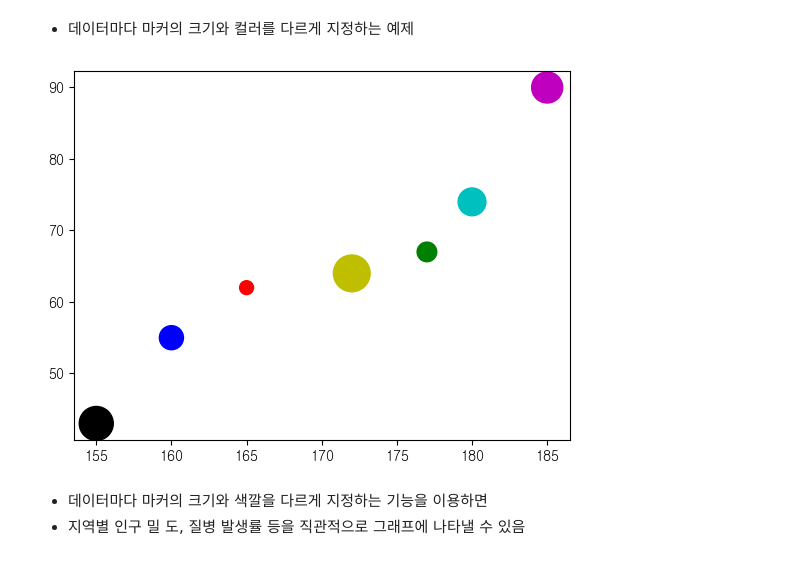
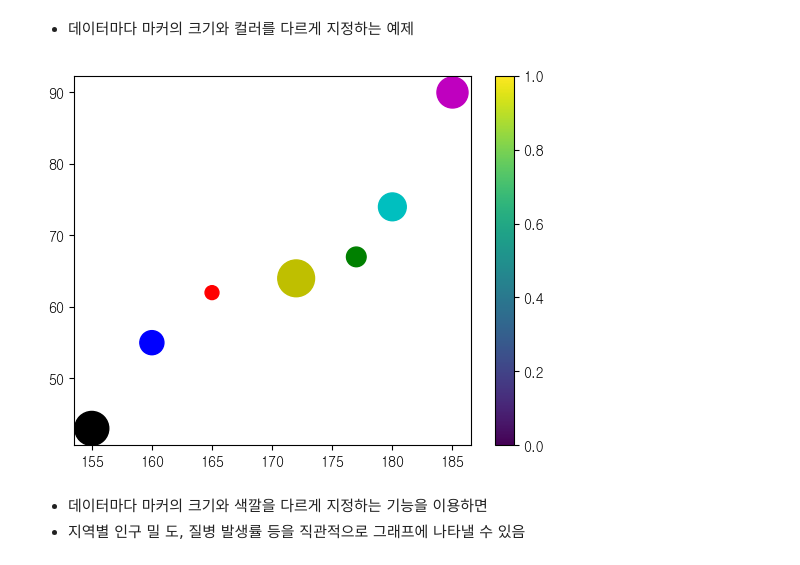
Before and after one commit to lth0813/SeSAC-LECTURE, a Jupyter notebook: 강의 교안/250114/250114 matplotlib.ipynb, the cells around one changed output. Saved outputs shown, nothing was run; the diff lists cells and outputs as text; code cells hidden in the pictures.

```diff
--- a/강의 교안/250114/250114 matplotlib.ipynb
+++ b/강의 교안/250114/250114 matplotlib.ipynb
@@ -496,11 +488,12 @@ plt.show()
 # %%
 size = 100 * np.arange(1,8) # 데이터별로 마커의 크기 지정
 colors = ['r', 'g', 'b', 'c', 'm', 'k', 'y'] # 데이터별로 마커의 컬러 지정
 
-plt.scatter(height, weight, s=size, c=colors)
+plt.scatter(height, weight, s=size, c=colors, cmap='coolwarm')
+plt.colorbar()
 plt.show()
 # %% [output]
-[figure, old version]
+[figure, new version]
 # %% [markdown]
 - 데이터마다 마커의 크기와 색깔을 다르게 지정하는 기능을 이용하면
 - 지역별 인구 밀 도, 질병 발생률 등을 직관적으로 그래프에 나타낼 수 있음
```
Also changed, not shown: parts of 32 cells of this notebook, 14 other files.
